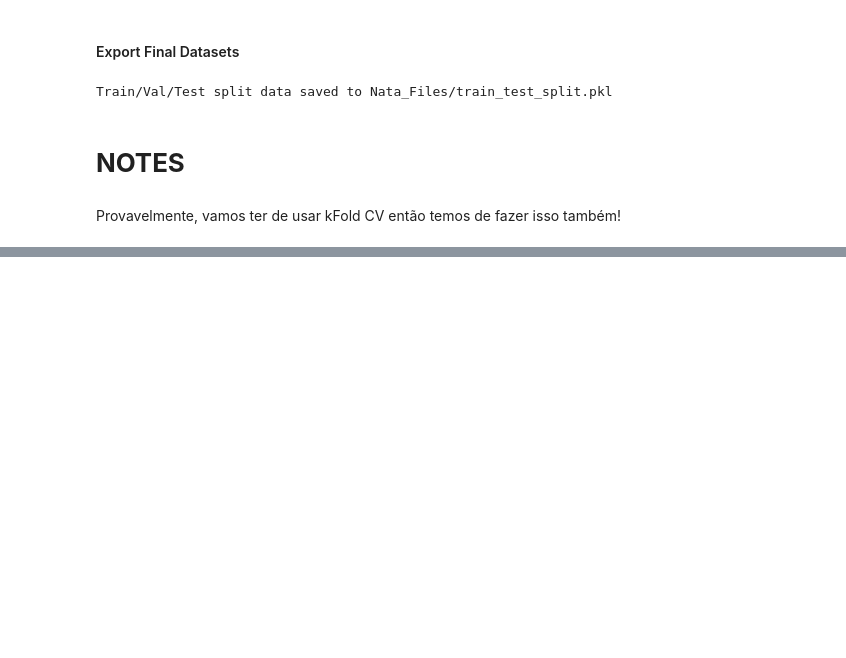
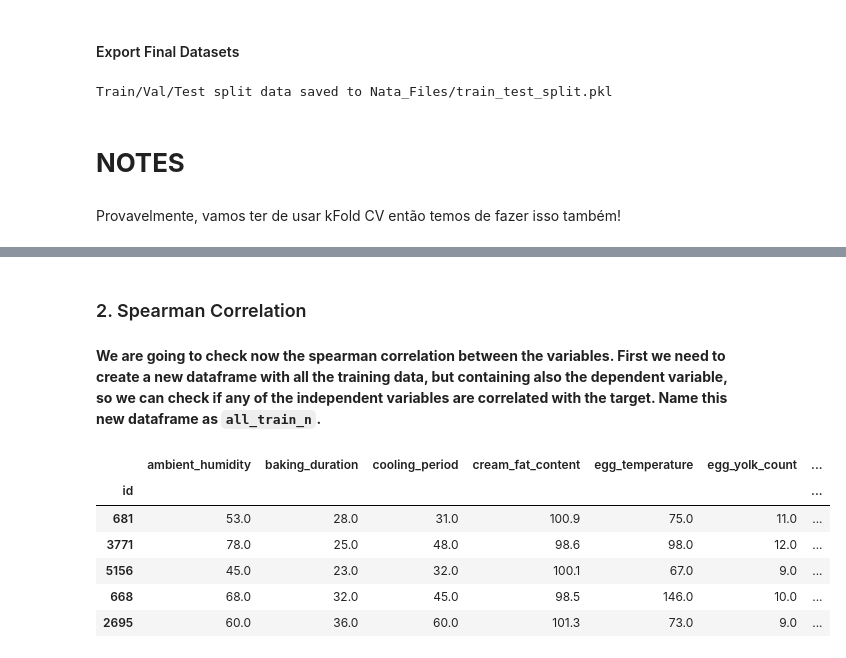
Before and after one commit to afonsolince06/Machine_Learning_Project, a Jupyter notebook: notebook3.ipynb, the cells around one changed output, grey strips where cells are left out. Drawn from its saved outputs; the diff is of its cells as text; code cells hidden in the pictures; blank space fills up the shorter version.

```diff
--- a/notebook3.ipynb
+++ b/notebook3.ipynb
@@ -210,0 +237,15 @@ Provavelmente, vamos ter de usar kFold CV então temos de fazer isso também!
+# %% [markdown]
+### 2. Spearman Correlation
+# %% [markdown]
+<b>We are going to check now the spearman correlation between the variables. First we need to create a new dataframe with all the training data, but containing also the dependent variable, so we can check if any of the independent variables are correlated with the target. Name this new dataframe as `all_train_n`.
+# %%
+all_train_n = X_train.join(y_train)
+all_train_n.head()
+# %% [output]
+|  | ambient_humidity | baking_duration | cooling_period | cream_fat_content | egg_temperature | egg_yolk_count | ... |
+| id |  |  |  |  |  |  | ... |
+| 681 | 53.0 | 28.0 | 31.0 | 100.9 | 75.0 | 11.0 | ... |
+| 3771 | 78.0 | 25.0 | 48.0 | 98.6 | 98.0 | 12.0 | ... |
+| 5156 | 45.0 | 23.0 | 32.0 | 100.1 | 67.0 | 9.0 | ... |
+| 668 | 68.0 | 32.0 | 45.0 | 98.5 | 146.0 | 10.0 | ... |
+| 2695 | 60.0 | 36.0 | 60.0 | 101.3 | 73.0 | 9.0 | ... |
```
Also changed, not shown: parts of 8 cells of this notebook.
